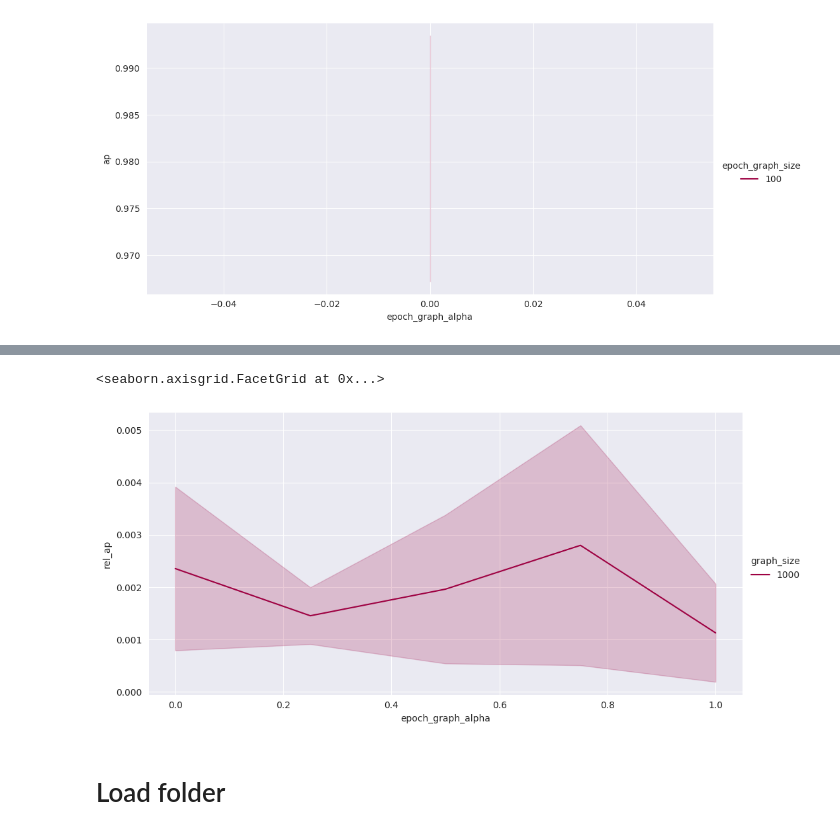
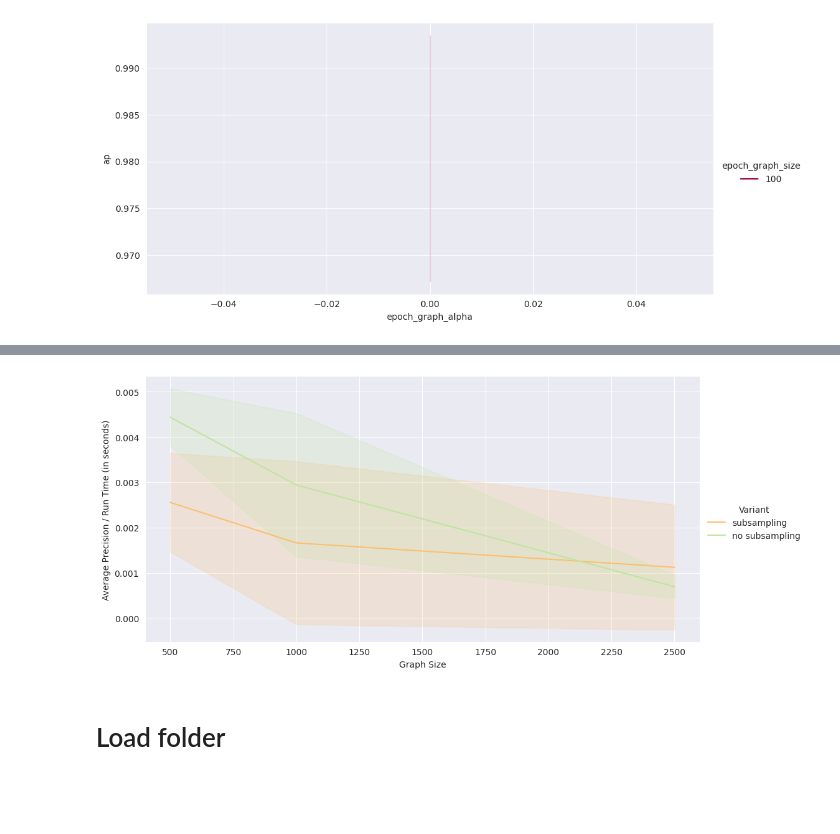
Before and after one commit to HydrofinLoewenherz/embedding-eval-framework, a Jupyter notebook: notebooks/main.ipynb, the cells around one changed output, grey strips where cells are left out. Cells and saved outputs as stored; diff of their text form; code cells hidden in the pictures; blank space fills up the shorter version.

```diff
--- a/notebooks/main.ipynb
+++ b/notebooks/main.ipynb
@@ -46,7 +47,7 @@ df_result = pd.DataFrame({})
 run_len = len(experiment['args']) * experiment['reps']
 for i, args in enumerate(experiment["args"]):
     # override args for specific test
-    args.graph_type = "girg"
+    args.note = "no epoch subsampling"
 
     # skip to beginning of specified repetition block
     if i < int(experiment['skip_to'] / experiment['reps']):
@@ -63,7 +64,7 @@ for i, args in enumerate(experiment["args"]):
             graph=graph,
             dim=dim,
             args=args,
-            writer_log_dir=f"runs/{experiment['key']}/s{args.epoch_graph_size}-a{args.epoch_graph_alpha}-b{args.epoch_graph_boredom_pth}-l{args.layers}xs{args.layer_size}--{rep}",
+            writer_log_dir=f"runs/{experiment['key']}/s{args.graph_size}--all-train--{rep}",
             device=device
         )
         start_time = time.time()
@@ -145,17 +176,19 @@ sns.relplot(
 # %%
 # score per time
 df_result["rel_ap"] = df_result['ap'] / df_result['run_time']
-sns.relplot(
+g = sns.relplot(
     data=df_result, kind="line",
-    hue="graph_size",
-    x="epoch_graph_alpha",
+    hue="type",
+    x="graph_size",
     y="rel_ap",
     errorbar="sd",
     palette="Spectral",
     aspect=2,
 )
+g.set_axis_labels("Graph Size", "Average Precision / Run Time (in seconds)")
+g._legend.set_title("Variant")
+plt.savefig('rel_ap.pdf')
 # %% [output]
-<seaborn.axisgrid.FacetGrid at 0x...>
-[figure, old version]
+[figure, new version]
 # %% [markdown]
 # Load folder
```
Also changed, not shown: parts of 11 cells of this notebook, 11 other files.
